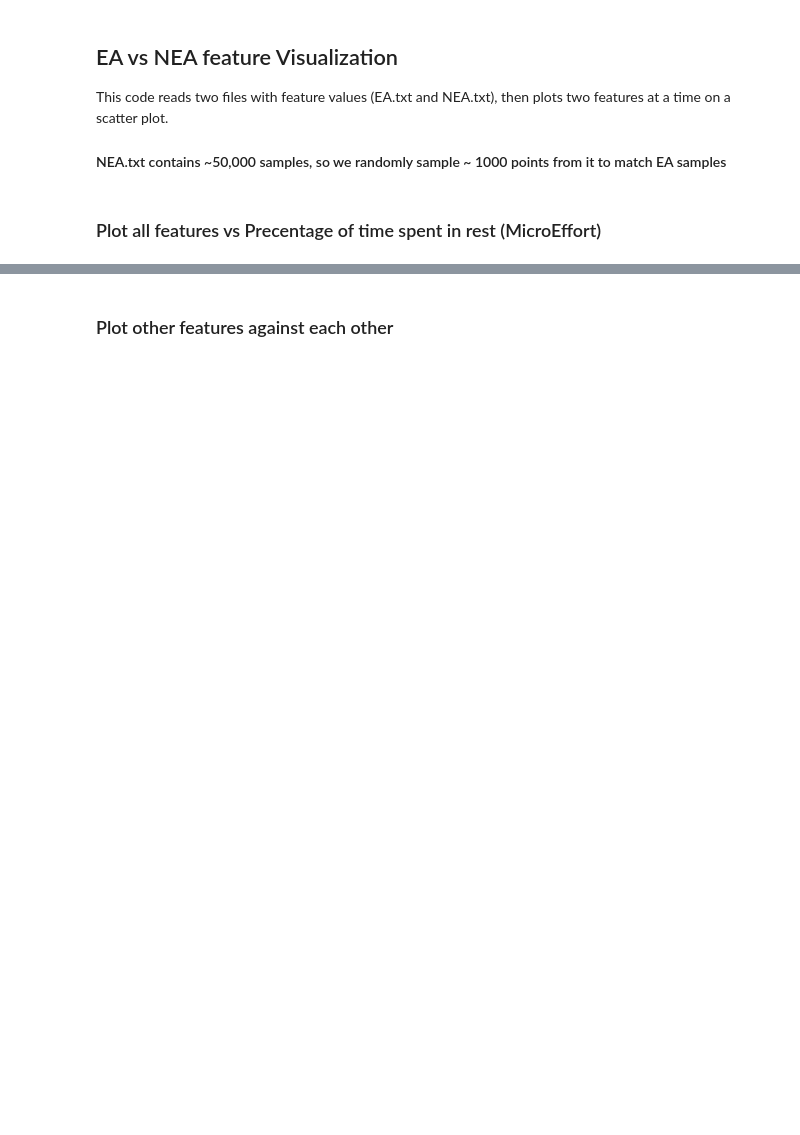
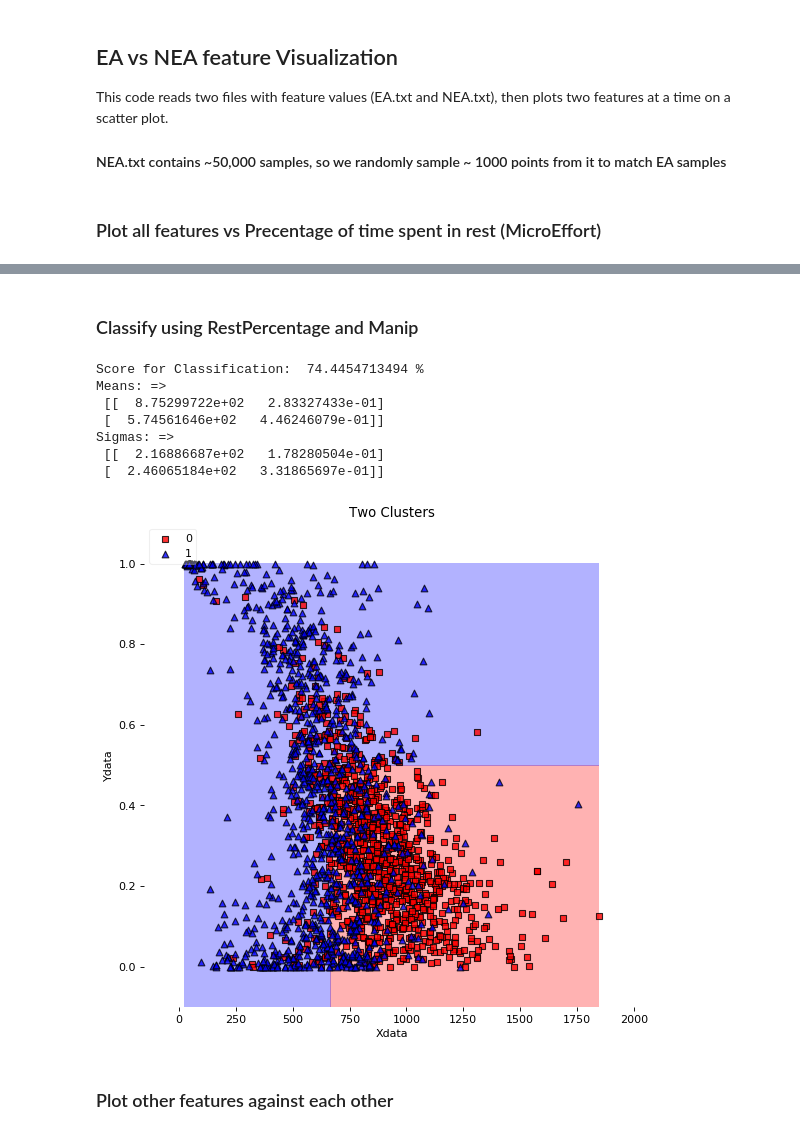
Before and after one commit to iamsurya/pythonLearning, a Jupyter notebook: Eating Features/Feature Value Visualization.ipynb, the cells around one changed output, grey strips where cells are left out. Saved outputs shown, nothing was run; the diff lists cells and outputs as text; code cells hidden in the pictures; blank space fills up the shorter version.

```diff
--- a/Eating Features/Feature Value Visualization.ipynb
+++ b/Eating Features/Feature Value Visualization.ipynb
@@ -75,2 +94,44 @@ Plotting features vs Perecentage of Rest in segment
+# %% [markdown]
+### Classify using RestPercentage and Manip
+# %%
+featnames = ('mad_roll', 'reg_roll', 'sum_acc', 'manip', 'rest_perc')
+
+#    plt.scatter(EAData[X], EAData['rest_perc'], marker =  '.', label = 'EA')
+#    plt.scatter(SampledNEAData[X], SampledNEAData['rest_perc'], marker = '.', label = 'NEA')
+
+X = np.append(np.column_stack((EAData['manip'],EAData['rest_perc'])),
+              np.column_stack((SampledNEAData['manip'],SampledNEAData['rest_perc'])), axis = 0)
+Y = np.append(np.zeros(EAData.size), np.ones(SampledNEAData.size)).astype(np.integer)
+
+clf1=GaussianNB()
+clf1.fit(X, Y);
+print('Score for Classification: ', clf1.score(X, Y)*100, '%')
+print('Means: =>\n', clf1.theta_)
+print('Sigmas: =>\n', np.sqrt(clf1.sigma_))
+fig = plt.figure(figsize=(8,8), dpi= 80, facecolor='w', edgecolor='k') # Create new figure
+plot_decision_regions(X=X, y=Y, clf=clf1, legend=2, res = 1.0) # Returns nothing useful
+ax = fig.gca()
+ax.set_xlabel('Xdata') # Operates on given subplot
+ax.set_ylabel('Ydata')
+ax.set_title('Two Clusters')
+minmaxrange = np.amax(X[:,0]) - np.amin(X[:,0])
+min_lim = np.amin(X[:,0]) - (0.1 * minmaxrange)
+max_lim = np.amax(X[:,0]) + (0.1 * minmaxrange)
+ax.set_xlim(min_lim, max_lim)
+minmaxrange = np.amax(X[:,1]) - np.amin(X[:,1])
+min_lim = np.amin(X[:,1]) - (0.1 * minmaxrange)
+max_lim = np.amax(X[:,1]) + (0.1 * minmaxrange)
+ax.set_ylim(min_lim, max_lim)
+
+plt.show()
+# %% [output]
+Score for Classification:  74.4454713494 %
+Means: =>
+ [[  8.75299722e+02   2.83327433e-01]
+ [  5.74561646e+02   4.46246079e-01]]
+Sigmas: =>
+ [[  2.16886687e+02   1.78280504e-01]
+ [  2.46065184e+02   3.31865697e-01]]
+[figure, added]
 # %% [markdown]
 ### Plot other features against each other
```
Also changed, not shown: parts of 2 cells of this notebook.
